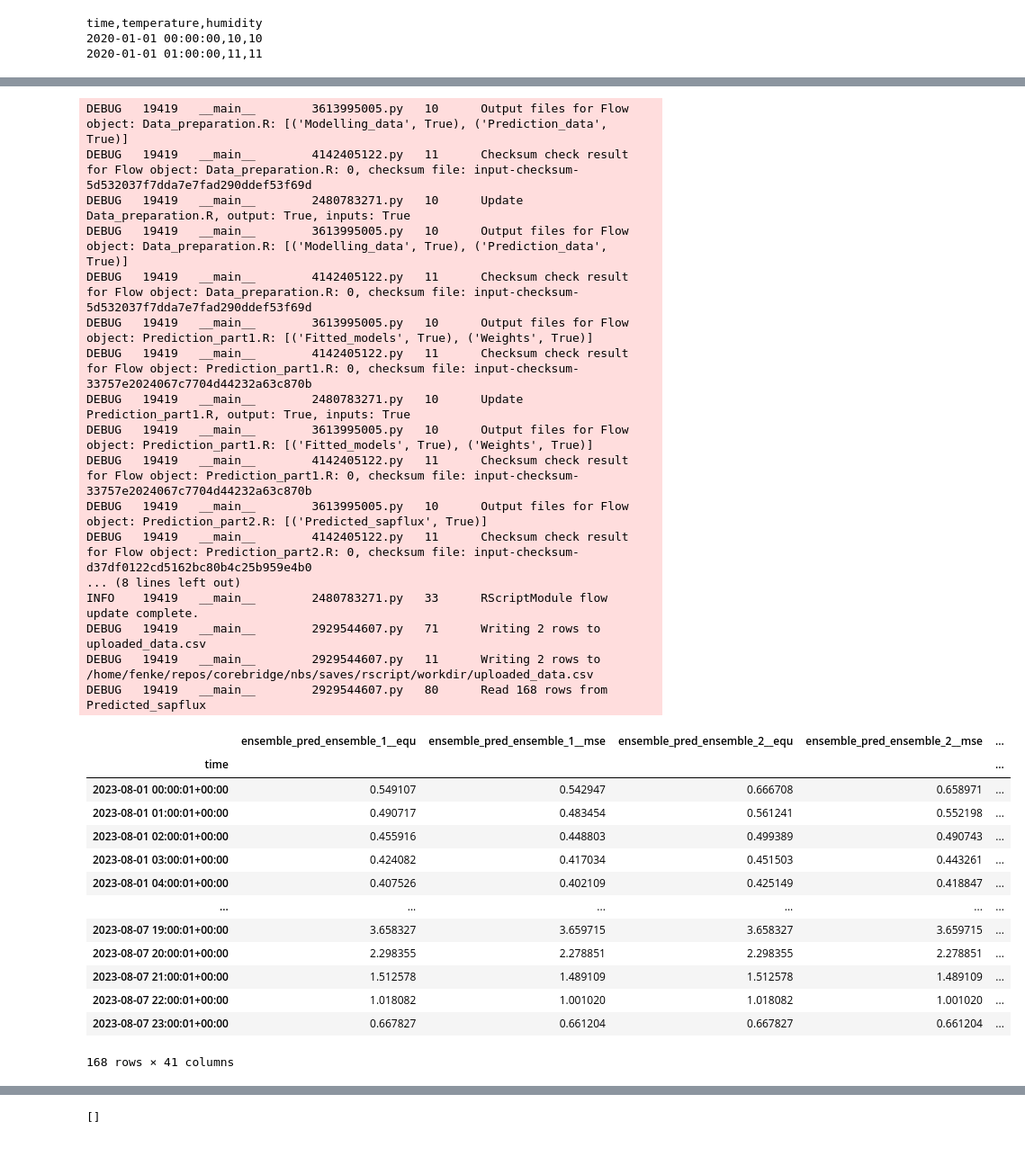
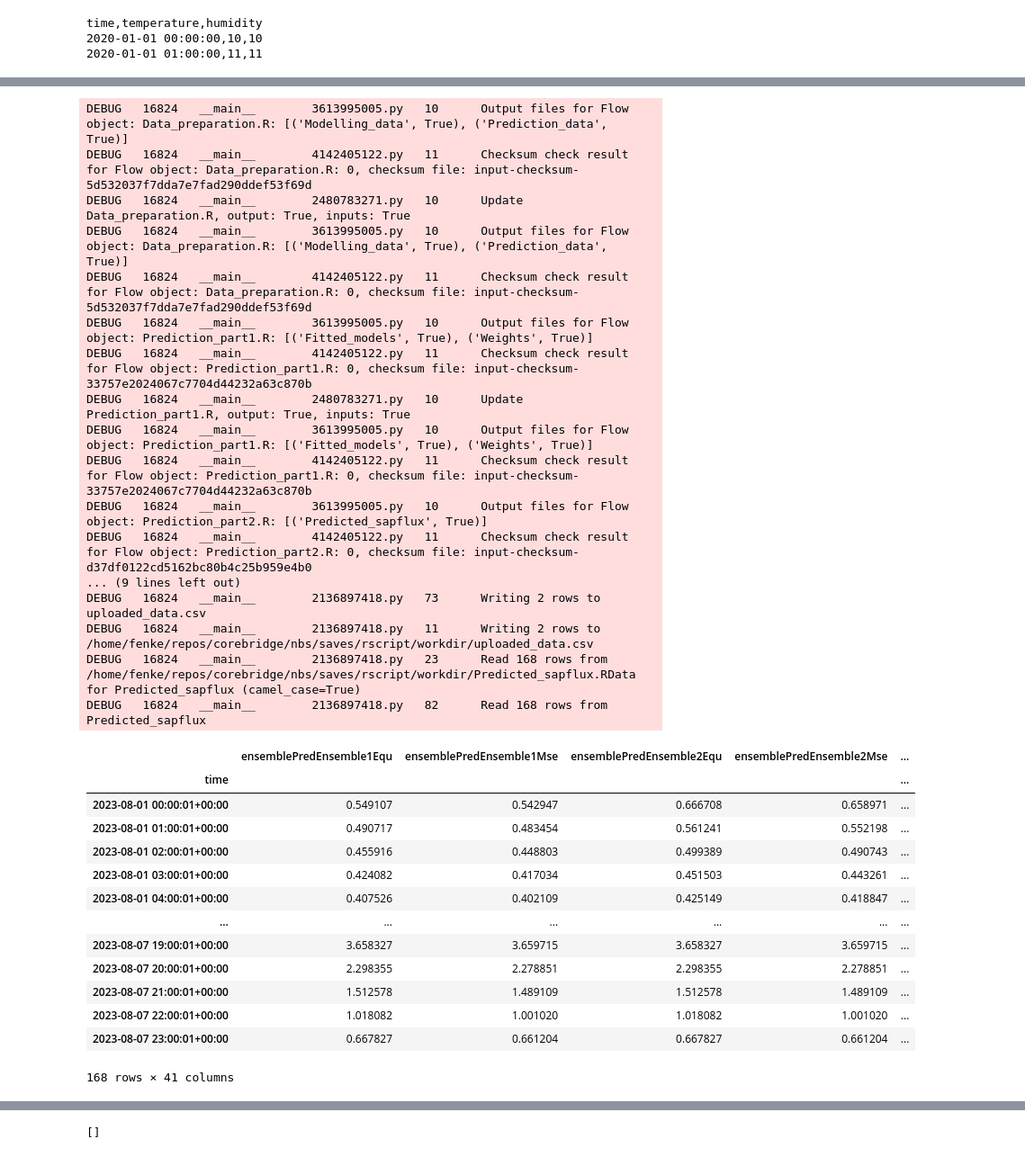
Before and after one commit to fenke/corebridge, a Jupyter notebook: nbs/02_rscriptbridge.ipynb, the cells around one changed output, grey strips where cells are left out. Shown at 90% size. Cells and saved outputs as stored; diff of their text form; code cells hidden in the pictures.

```diff
--- a/nbs/02_rscriptbridge.ipynb
+++ b/nbs/02_rscriptbridge.ipynb
@@ -1141,6 +1142,8 @@ class AICoreRScriptModule(AICoreModuleBase):
                 *args, **kwargs):
 
         super().__init__(save_dir, assets_dir, *args, **kwargs)
+
+        self.corebridge_version = corebridge.__version__
 
         self.flow_mapping = flow_mapping
         self.cran_repo = cran_repo
@@ -1749,24 +1728,24 @@ DEBUG   19419   __main__        2929544607.py   80      Read 168 rows from Predi
 # %%
-timeseries_dataframe_from_datadict(module.infer(test_data, writeTag='uploaded_data.csv', readTag='Predicted_sapflux')['data'], ['time'], 'records')
+timeseries_dataframe_from_datadict(module.infer(test_data, camelCase=True, writeTag='uploaded_data.csv', readTag='Predicted_sapflux')['data'], ['time'], 'records')
 # %% [output]
-DEBUG   19419   __main__        3613995005.py   10      Output files for Flow object: Data_preparation.R: [('Modelling_data', True), ('Prediction_data', True)]
-DEBUG   19419   __main__        4142405122.py   11      Checksum check result for Flow object: Data_preparation.R: 0, checksum file: input-checksum-5d532037f7dda7e7fad290ddef53f69d
-DEBUG   19419   __main__        2480783271.py   10      Update Data_preparation.R, output: True, inputs: True
-DEBUG   19419   __main__        3613995005.py   10      Output files for Flow object: Data_preparation.R: [('Modelling_data', True), ('Prediction_data', True)]
-DEBUG   19419   __main__        4142405122.py   11      Checksum check result for Flow object: Data_preparation.R: 0, checksum file: input-checksum-5d532037f7dda7e7fad290ddef53f69d
-DEBUG   19419   __main__        3613995005.py   10      Output files for Flow object: Prediction_part1.R: [('Fitted_models', True), ('Weights', True)]
-DEBUG   19419   __main__        4142405122.py   11      Checksum check result for Flow object: Prediction_part1.R: 0, checksum file: input-checksum-33757e2024067c7704d44232a63c870b
-DEBUG   19419   __main__        2480783271.py   10      Update Prediction_part1.R, output: True, inputs: True
-DEBUG   19419   __main__        3613995005.py   10      Output files for Flow object: Prediction_part1.R: [('Fitted_models', True), ('Weights', True)]
-DEBUG   19419   __main__        4142405122.py   11      Checksum check result for Flow object: Prediction_part1.R: 0, checksum file: input-checksum-33757e2024067c7704d44232a63c870b
-DEBUG   19419   __main__        3613995005.py   10      Output files for Flow object: Prediction_part2.R: [('Predicted_sapflux', True)]
-DEBUG   19419   __main__        4142405122.py   11      Checksum check result for Flow object: Prediction_part2.R: 0, checksum file: input-checksum-d37df0122cd5162bc80b4c25b959e4b0
-... (8 lines left out)
-INFO    19419   __main__        2480783271.py   33      RScriptModule flow update complete.
-DEBUG   19419   __main__        2929544607.py   71      Writing 2 rows to uploaded_data.csv
-DEBUG   19419   __main__        2929544607.py   11      Writing 2 rows to /home/fenke/repos/corebridge/nbs/saves/rscript/workdir/uploaded_data.csv
-DEBUG   19419   __main__        2929544607.py   80      Read 168 rows from Predicted_sapflux
+DEBUG   16824   __main__        3613995005.py   10      Output files for Flow object: Data_preparation.R: [('Modelling_data', True), ('Prediction_data', True)]
+DEBUG   16824   __main__        4142405122.py   11      Checksum check result for Flow object: Data_preparation.R: 0, checksum file: input-checksum-5d532037f7dda7e7fad290ddef53f69d
+DEBUG   16824   __main__        2480783271.py   10      Update Data_preparation.R, output: True, inputs: True
+DEBUG   16824   __main__        3613995005.py   10      Output files for Flow object: Data_preparation.R: [('Modelling_data', True), ('Prediction_data', True)]
+DEBUG   16824   __main__        4142405122.py   11      Checksum check result for Flow object: Data_preparation.R: 0, checksum file: input-checksum-5d532037f7dda7e7fad290ddef53f69d
+DEBUG   16824   __main__        3613995005.py   10      Output files for Flow object: Prediction_part1.R: [('Fitted_models', True), ('Weights', True)]
+DEBUG   16824   __main__        4142405122.py   11      Checksum check result for Flow object: Prediction_part1.R: 0, checksum file: input-checksum-33757e2024067c7704d44232a63c870b
+DEBUG   16824   __main__        2480783271.py   10      Update Prediction_part1.R, output: True, inputs: True
+DEBUG   16824   __main__        3613995005.py   10      Output files for Flow object: Prediction_part1.R: [('Fitted_models', True), ('Weights', True)]
+DEBUG   16824   __main__        4142405122.py   11      Checksum check result for Flow object: Prediction_part1.R: 0, checksum file: input-checksum-33757e2024067c7704d44232a63c870b
+DEBUG   16824   __main__        3613995005.py   10      Output files for Flow object: Prediction_part2.R: [('Predicted_sapflux', True)]
+DEBUG   16824   __main__        4142405122.py   11      Checksum check result for Flow object: Prediction_part2.R: 0, checksum file: input-checksum-d37df0122cd5162bc80b4c25b959e4b0
+... (9 lines left out)
+DEBUG   16824   __main__        2136897418.py   73      Writing 2 rows to uploaded_data.csv
+DEBUG   16824   __main__        2136897418.py   11      Writing 2 rows to /home/fenke/repos/corebridge/nbs/saves/rscript/workdir/uploaded_data.csv
+DEBUG   16824   __main__        2136897418.py   23      Read 168 rows from /home/fenke/repos/corebridge/nbs/saves/rscript/workdir/Predicted_sapflux.RData for Predicted_sapflux (camel_case=True)
+DEBUG   16824   __main__        2136897418.py   82      Read 168 rows from Predicted_sapflux
-|  | ensemble_pred_ensemble_1__equ | ensemble_pred_ensemble_1__mse | ensemble_pred_ensemble_2__equ | ensemble_pred_ensemble_2__mse | ... |
+|  | ensemblePredEnsemble1Equ | ensemblePredEnsemble1Mse | ensemblePredEnsemble2Equ | ensemblePredEnsemble2Mse | ... |
 | time |  |  |  |  | ... |
 | 2023-08-01 00:00:01+00:00 | 0.549107 | 0.542947 | 0.666708 | 0.658971 | ... |
 | 2023-08-01 01:00:01+00:00 | 0.490717 | 0.483454 | 0.561241 | 0.552198 | ... |
```
Also changed, not shown: parts of 24 cells of this notebook, 6 other files.
